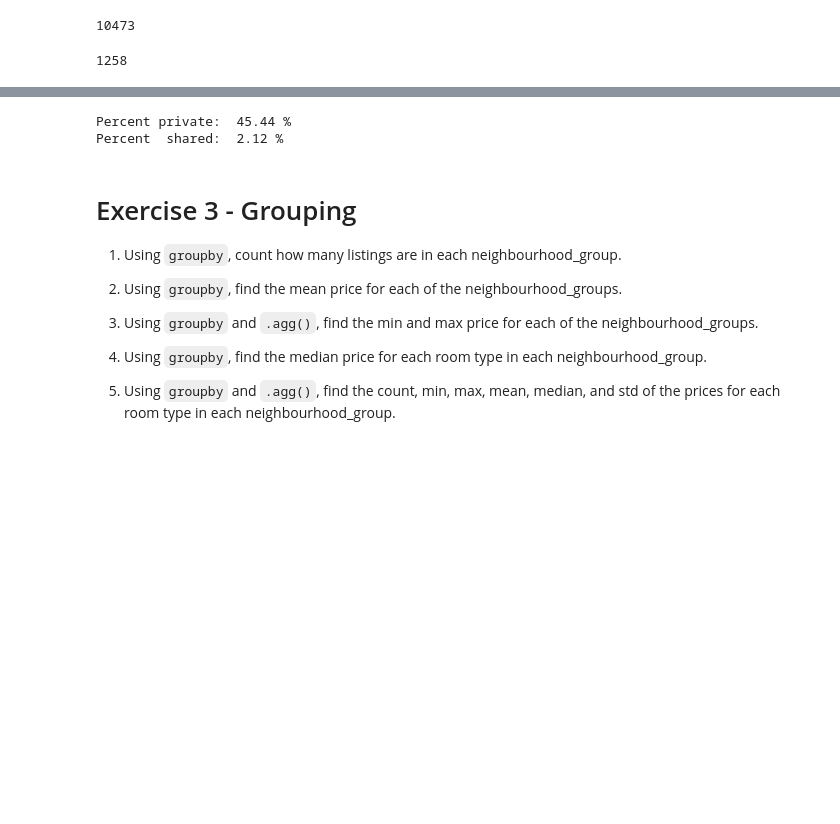
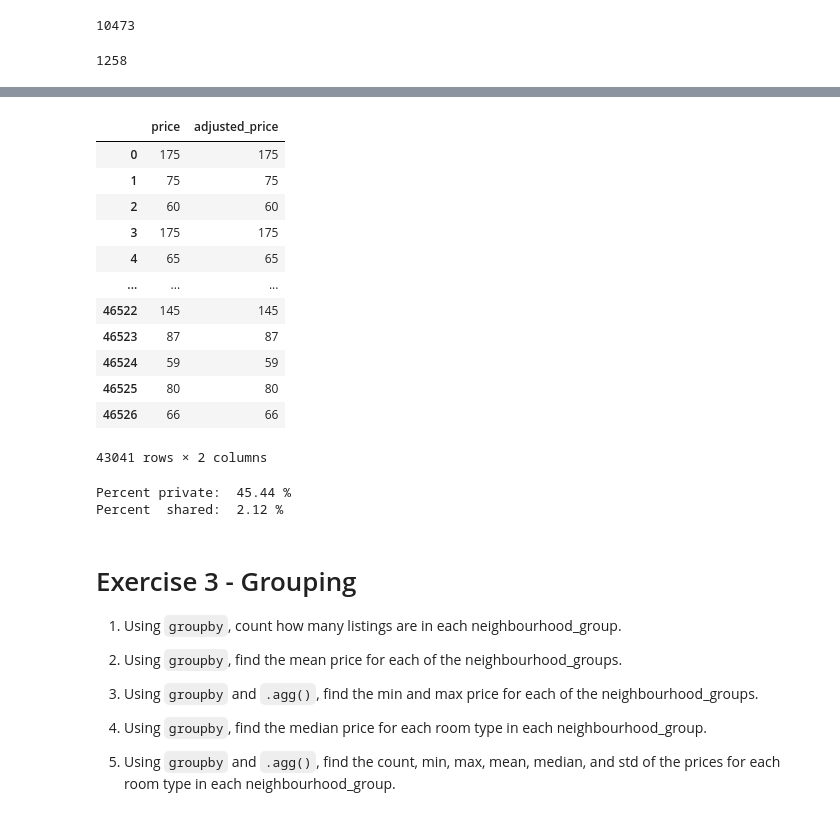
Before and after one commit to Trollicorn/my-fork-2023-fall-data-science-fridays, a Jupyter notebook: Week-01-Pandas/Exercise-MU.ipynb, the cells around one changed output, grey strips where cells are left out. Drawn from its saved outputs; the diff is of its cells as text; code cells hidden in the pictures; blank space fills up the shorter version.

```diff
--- a/Week-01-Pandas/Exercise-MU.ipynb
+++ b/Week-01-Pandas/Exercise-MU.ipynb
@@ -105,3 +108,19 @@ df[['price','adjusted_price']]
+# %%
+df_nwb[['price','adjusted_price']]
+# %% [output]
+|  | price | adjusted_price |
+| 0 | 175 | 175 |
+| 1 | 75 | 75 |
+| 2 | 60 | 60 |
+| 3 | 175 | 175 |
+| 4 | 65 | 65 |
+| ... | ... | ... |
+| 46522 | 145 | 145 |
+| 46523 | 87 | 87 |
+| 46524 | 59 | 59 |
+| 46525 | 80 | 80 |
+| 46526 | 66 | 66 |
+43041 rows × 2 columns
 # %%
 # 6. What % of the rooms are private, and what % of the rooms are shared.
 
```
Also changed, not shown: parts of 3 cells of this notebook.
